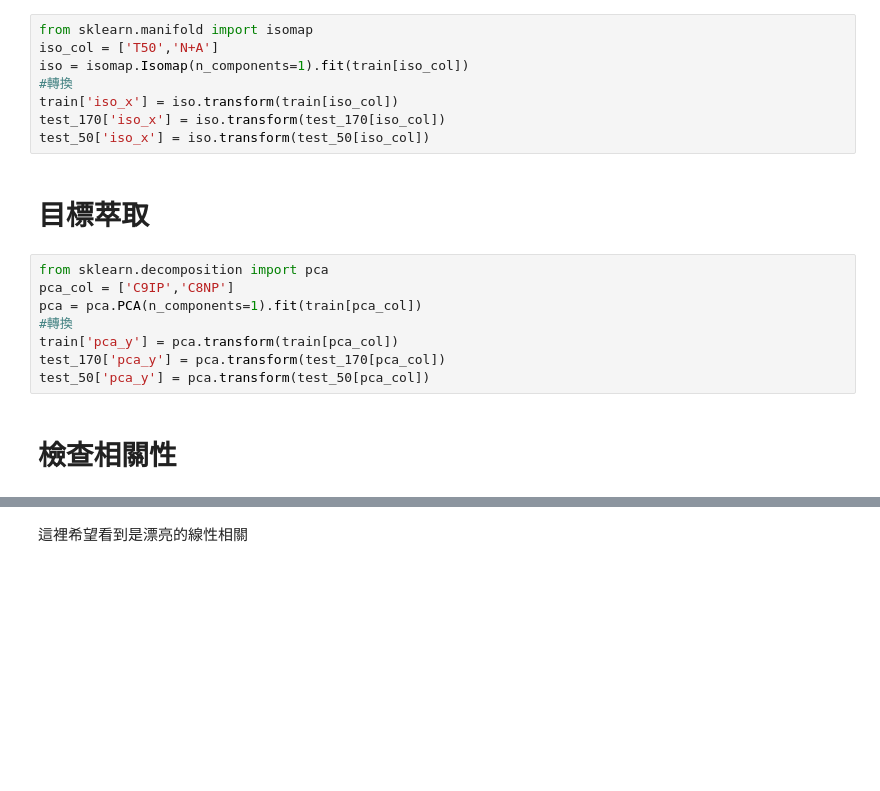
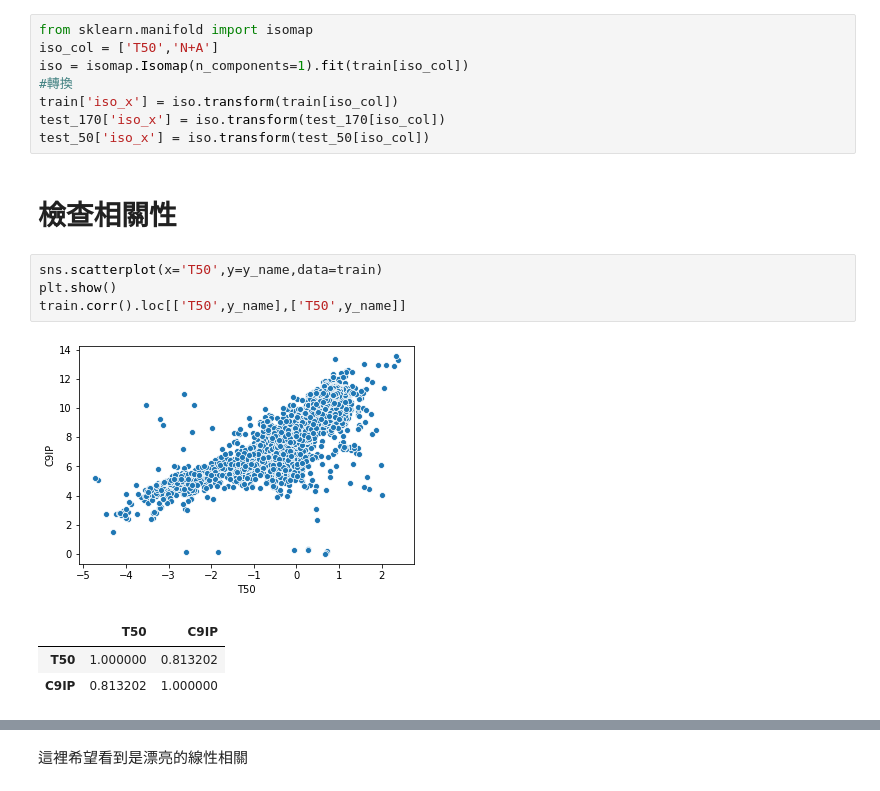
Before and after one commit to skywalker0803r/works, a Jupyter notebook: C9IP.ipynb, the cells around one changed output, grey strips where cells are left out. Drawn from its saved outputs; the diff is of its cells as text; blank space fills up the shorter version.

```diff
--- a/C9IP.ipynb
+++ b/C9IP.ipynb
@@ -75,15 +75,14 @@ iso = isomap.Isomap(n_components=1).fit(train[iso_col])
 train['iso_x'] = iso.transform(train[iso_col])
 test_170['iso_x'] = iso.transform(test_170[iso_col])
 test_50['iso_x'] = iso.transform(test_50[iso_col])
-# %% [markdown]
-# 目標萃取
-# %%
-from sklearn.decomposition import pca
-pca_col = ['C9IP','C8NP']
-pca = pca.PCA(n_components=1).fit(train[pca_col])
-#轉換
-train['pca_y'] = pca.transform(train[pca_col])
-test_170['pca_y'] = pca.transform(test_170[pca_col])
-test_50['pca_y'] = pca.transform(test_50[pca_col])
 # %% [markdown]
 # 檢查相關性
+# %%
+sns.scatterplot(x='T50',y=y_name,data=train)
+plt.show()
+train.corr().loc[['T50',y_name],['T50',y_name]]
+# %% [output]
+[figure, added]
+|  | T50 | C9IP |
+| T50 | 1.000000 | 0.813202 |
+| C9IP | 0.813202 | 1.000000 |
```
Also changed, not shown: parts of 25 cells of this notebook.
